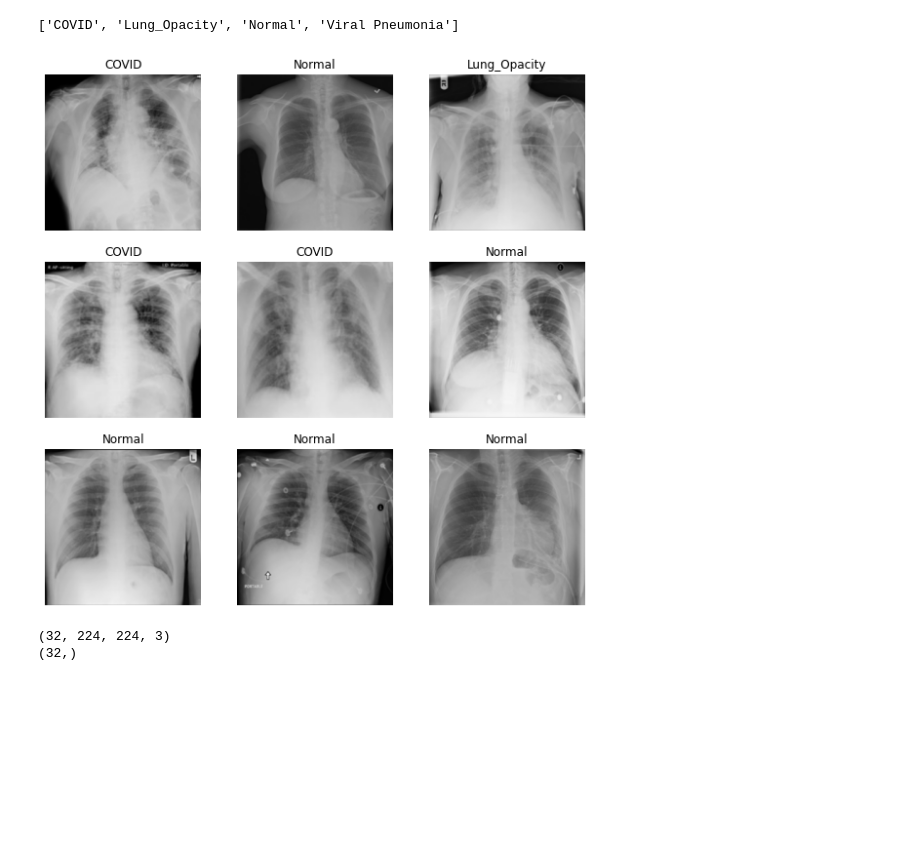
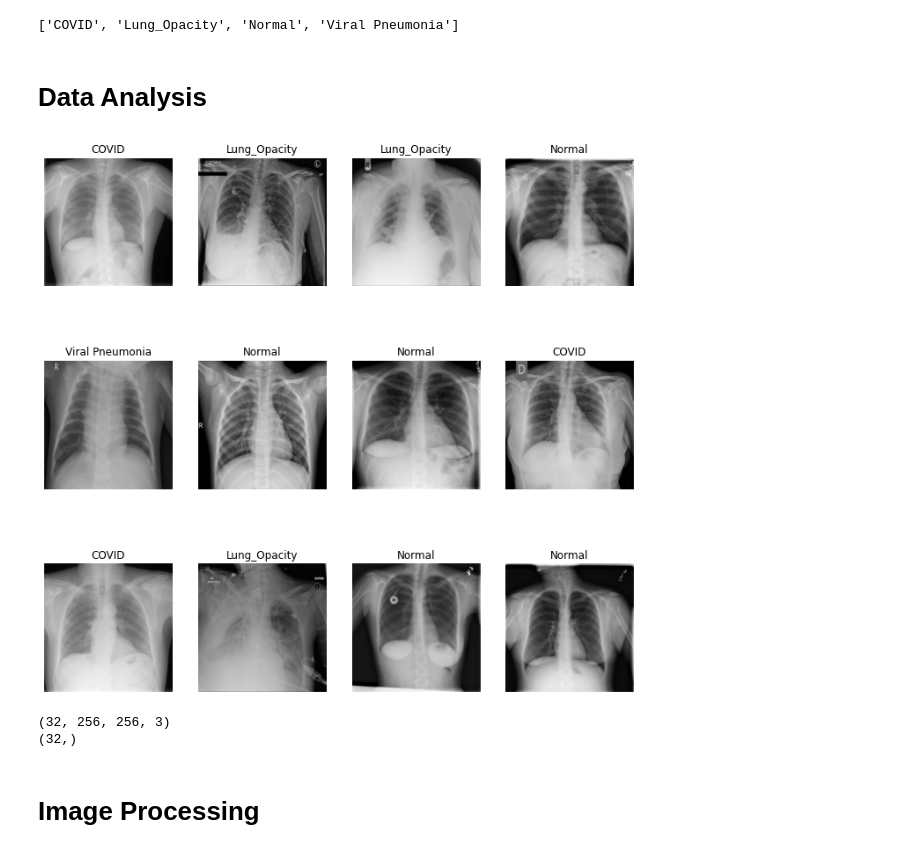
Before and after one commit to jmgaudet/image-processing-app, a Jupyter notebook: covid_19_project.ipynb, the cells around one changed output. Saved outputs shown, nothing was run; the diff lists cells and outputs as text; code cells hidden in the pictures; blank space fills up the shorter version.

```diff
--- a/covid_19_project.ipynb
+++ b/covid_19_project.ipynb
@@ -29,7 +31,7 @@ from glob import glob
 # %%
 PATH = '/Users/jeremygaudet/Downloads/COVID-19_Radiography_Dataset'
 BATCH_SIZE = 32
-IMAGE_SIZE = (224,224)
+IMAGE_SIZE = (256, 256)
 IMAGE_WIDTH = IMAGE_SIZE[0]
 IMAGE_HEIGHT = IMAGE_SIZE[1]
 NUM_CLASSES = 4
@@ -66,23 +70,25 @@ CLASS_NAMES = train_ds.class_names
 print(CLASS_NAMES)
 # %% [output]
 ['COVID', 'Lung_Opacity', 'Normal', 'Viral Pneumonia']
+# %% [markdown]
+# Data Analysis
 # %%
-import matplotlib.pyplot as plt
-
-plt.figure(figsize=(10, 10))
+plt.figure(figsize=(12, 12))
 for images, labels in train_ds.take(1):
-    for i in range(9):
-        ax = plt.subplot(3, 3, i + 1)
+    for i in range(12):
+        ax = plt.subplot(3, 4, i + 1)
         plt.imshow(images[i].numpy().astype("uint8"))
         plt.title(CLASS_NAMES[labels[i]])
         plt.axis("off")
 # %% [output]
-[figure, old version]
+[figure, new version]
 # %%
 for image_batch, labels_batch in train_ds:
     print(image_batch.shape)
     print(labels_batch.shape)
     break
 # %% [output]
-(32, 224, 224, 3)
+(32, 256, 256, 3)
 (32,)
+# %% [markdown]
+# Image Processing
```
Also changed, not shown: parts of 11 cells of this notebook, 1 other file.
